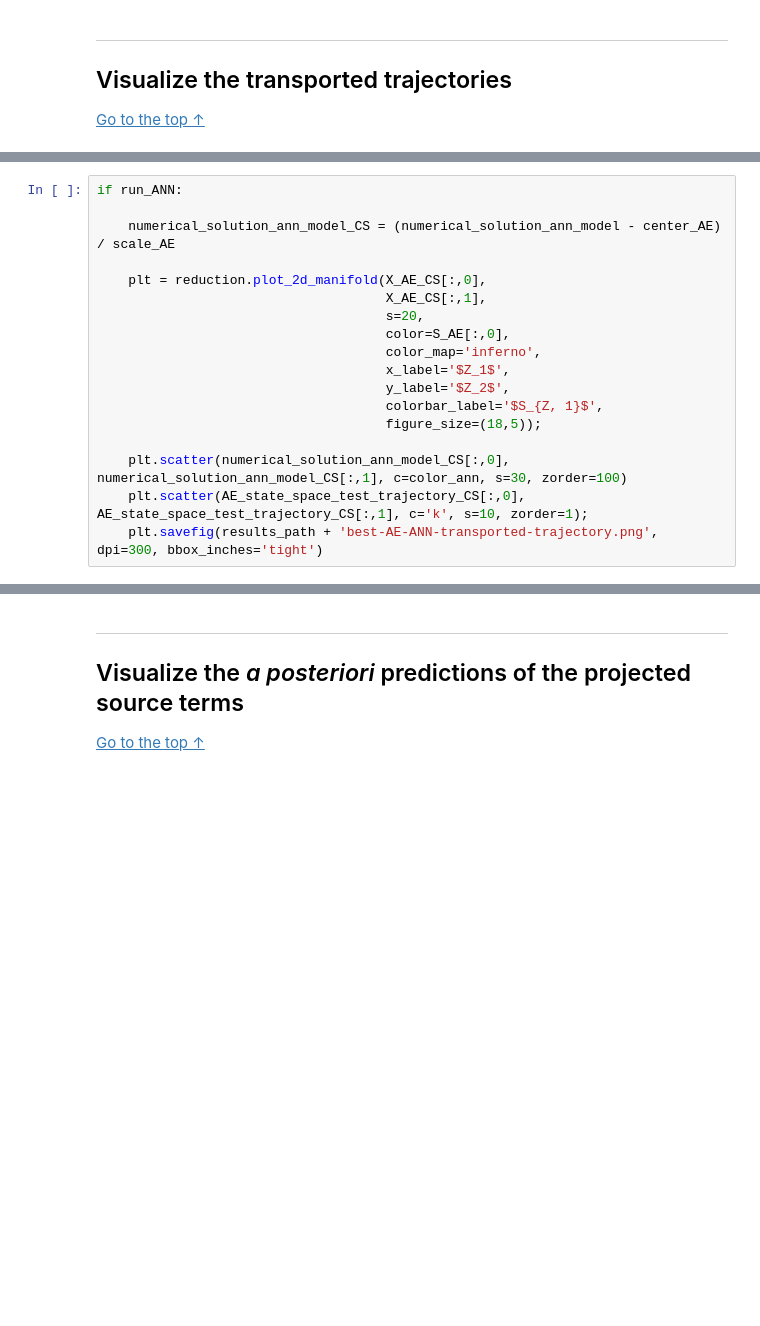
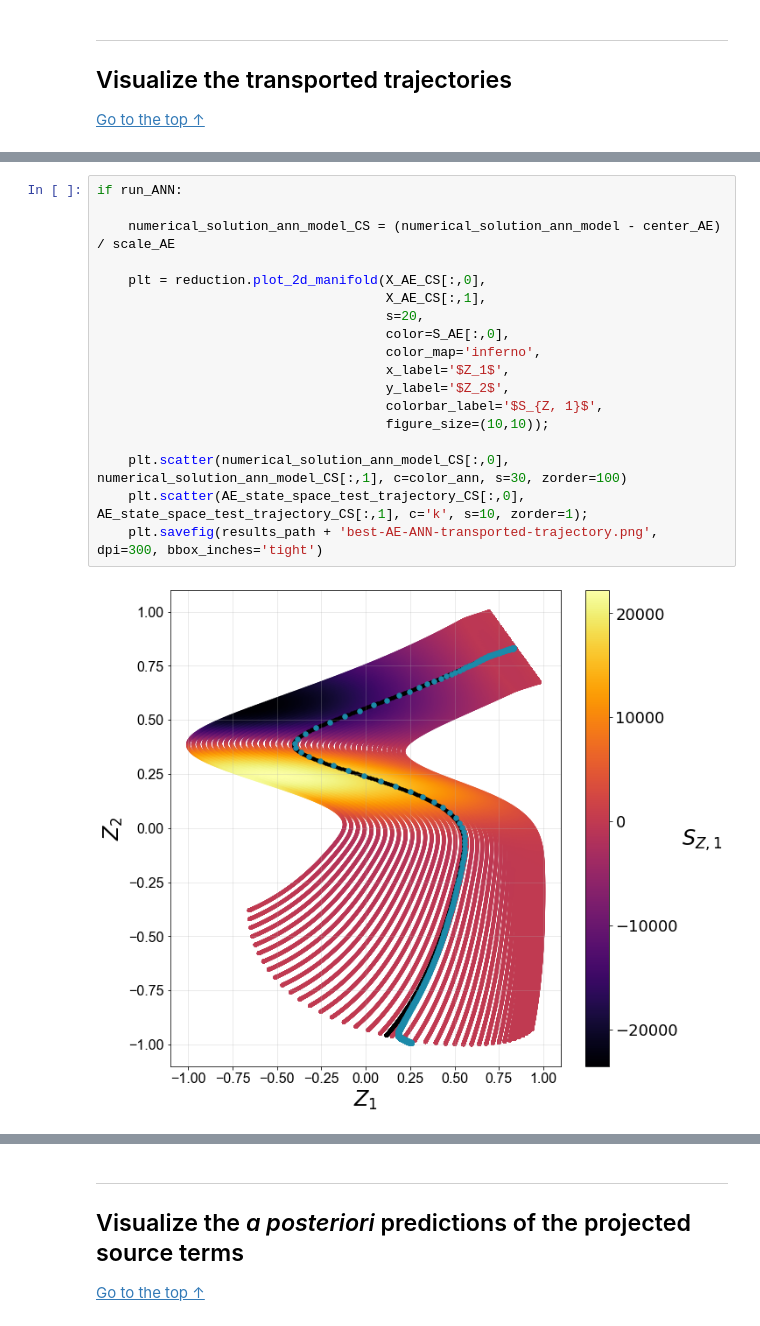
Before and after one commit to kamilazdybal/ROM-zero-dimensional-reactor, a Jupyter notebook: code/AE-transport-results.ipynb, the cells around one changed output, grey strips where cells are left out. Drawn from its saved outputs; the diff is of its cells as text; blank space fills up the shorter version.

```diff
--- a/code/AE-transport-results.ipynb
+++ b/code/AE-transport-results.ipynb
@@ -296,21 +320,23 @@ if run_GPR:
 # %%
 if run_ANN:
 
     numerical_solution_ann_model_CS = (numerical_solution_ann_model - center_AE) / scale_AE
 
     plt = reduction.plot_2d_manifold(X_AE_CS[:,0],
                                      X_AE_CS[:,1],
                                      s=20,
                                      color=S_AE[:,0],
                                      color_map='inferno',
                                      x_label='$Z_1$',
                                      y_label='$Z_2$',
                                      colorbar_label='$S_{Z, 1}$',
-                                     figure_size=(18,5));
+                                     figure_size=(10,10));
 
     plt.scatter(numerical_solution_ann_model_CS[:,0], numerical_solution_ann_model_CS[:,1], c=color_ann, s=30, zorder=100)
     plt.scatter(AE_state_space_test_trajectory_CS[:,0], AE_state_space_test_trajectory_CS[:,1], c='k', s=10, zorder=1);
     plt.savefig(results_path + 'best-AE-ANN-transported-trajectory.png', dpi=300, bbox_inches='tight')
+# %% [output]
+[figure, added]
 # %%
 if run_KReg:
 
```
Also changed, not shown: parts of 12 cells of this notebook, 22 other files.
